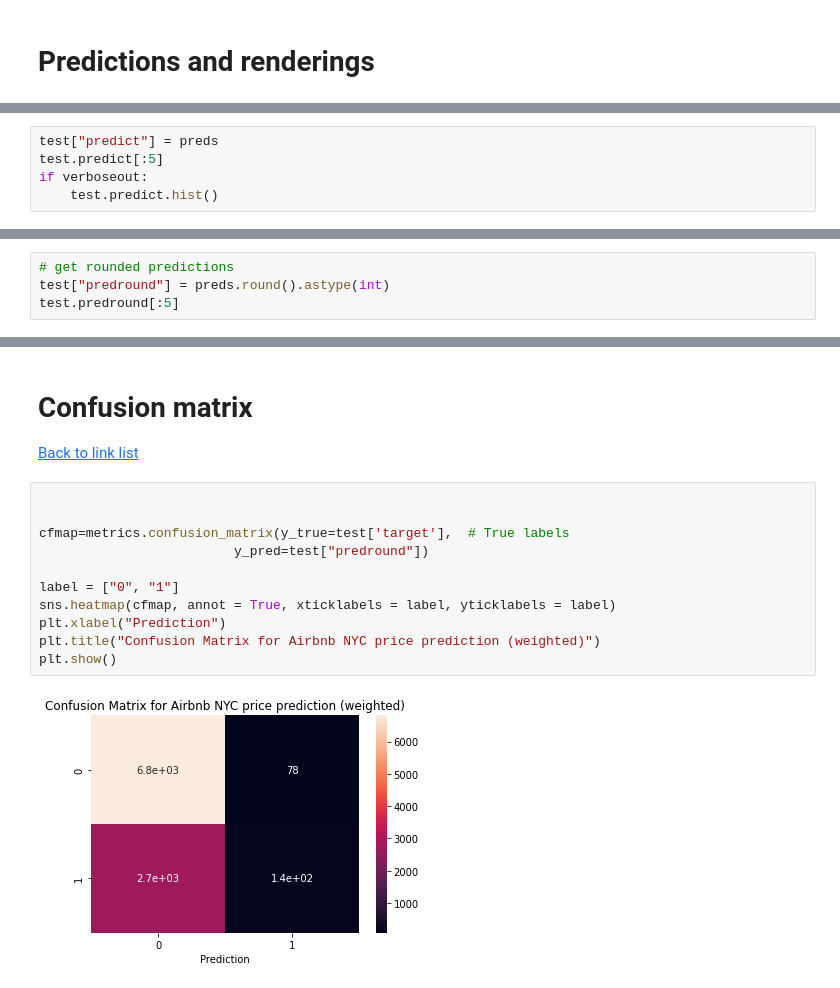
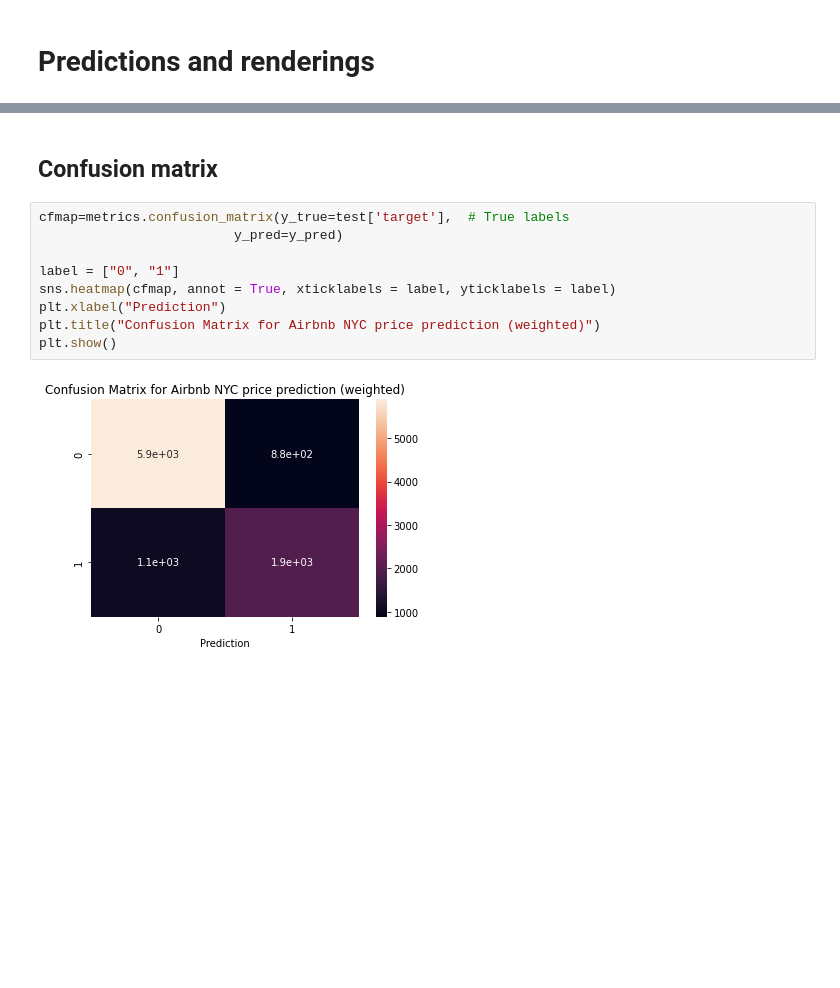
Before and after one commit to ryanmark1867/tabpfn_basics, a Jupyter notebook: notebooks/model_training.ipynb, the cells around one changed output, grey strips where cells are left out. Saved outputs shown, nothing was run; the diff lists cells and outputs as text; blank space fills up the shorter version.

```diff
--- a/notebooks/model_training.ipynb
+++ b/notebooks/model_training.ipynb
@@ -667,5 +640,0 @@ preds.shape
-# %%
-test["predict"] = preds
-test.predict[:5]
-if verboseout:
-    test.predict.hist()
@@ -679,4 +640,0 @@ if verboseout:
-# %%
-# get rounded predictions
-test["predround"] = preds.round().astype(int)
-test.predround[:5]
@@ -713,16 +641,13 @@ percentage correct test
-# %% [markdown]
-# Confusion matrix <a name='confusionmatrix' />
-<a href=#linkanchor>Back to link list</a>
+# %% [markdown]
+## Confusion matrix
 # %%
-
-
 cfmap=metrics.confusion_matrix(y_true=test['target'],  # True labels
-                         y_pred=test["predround"])
+                         y_pred=y_pred)
 
 label = ["0", "1"]
 sns.heatmap(cfmap, annot = True, xticklabels = label, yticklabels = label)
 plt.xlabel("Prediction")
 plt.title("Confusion Matrix for Airbnb NYC price prediction (weighted)")
 plt.show()
 # %% [output]
-[figure, old version]
+[figure, new version]
```
Also changed, not shown: parts of 19 cells of this notebook, 1 other file.
